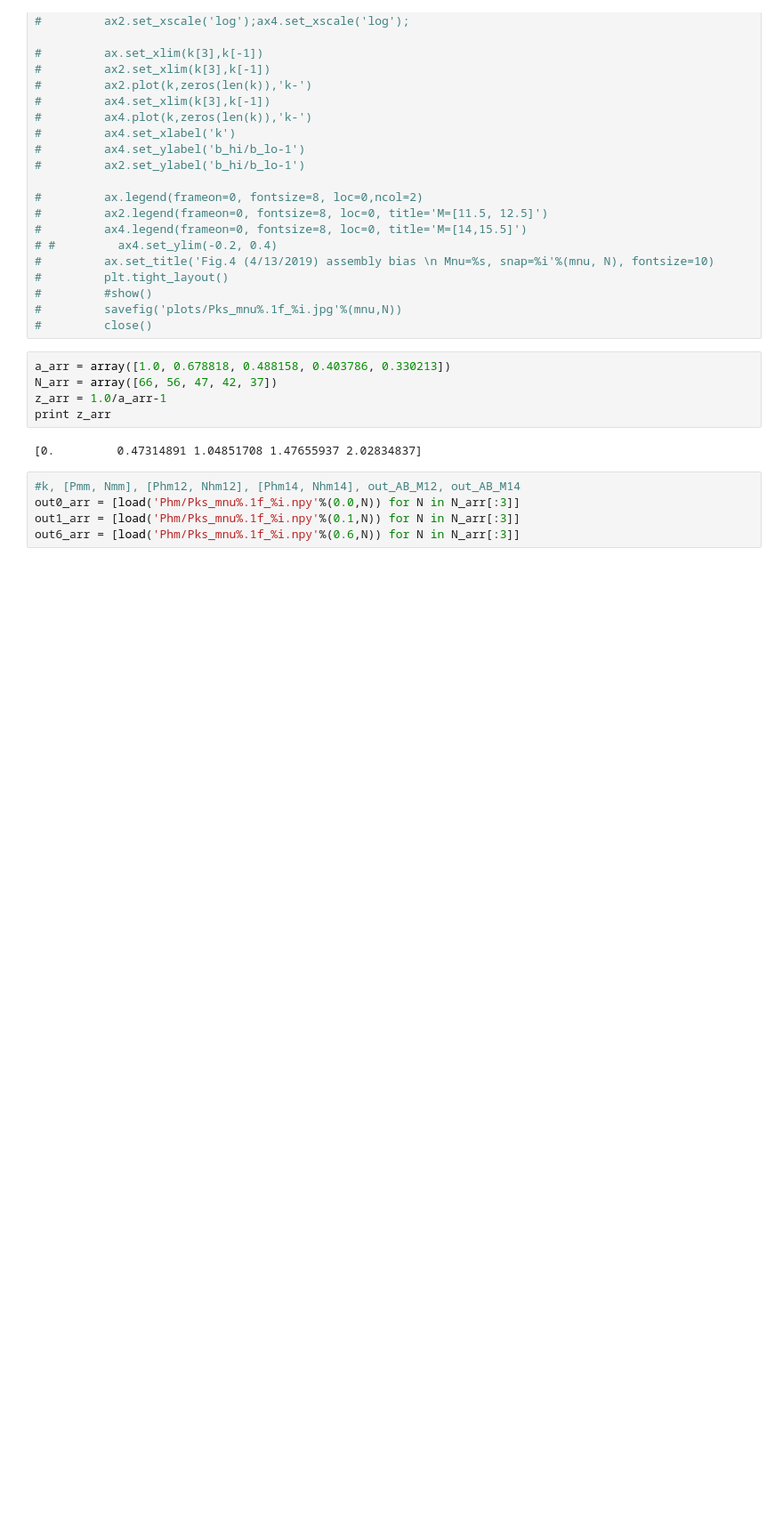
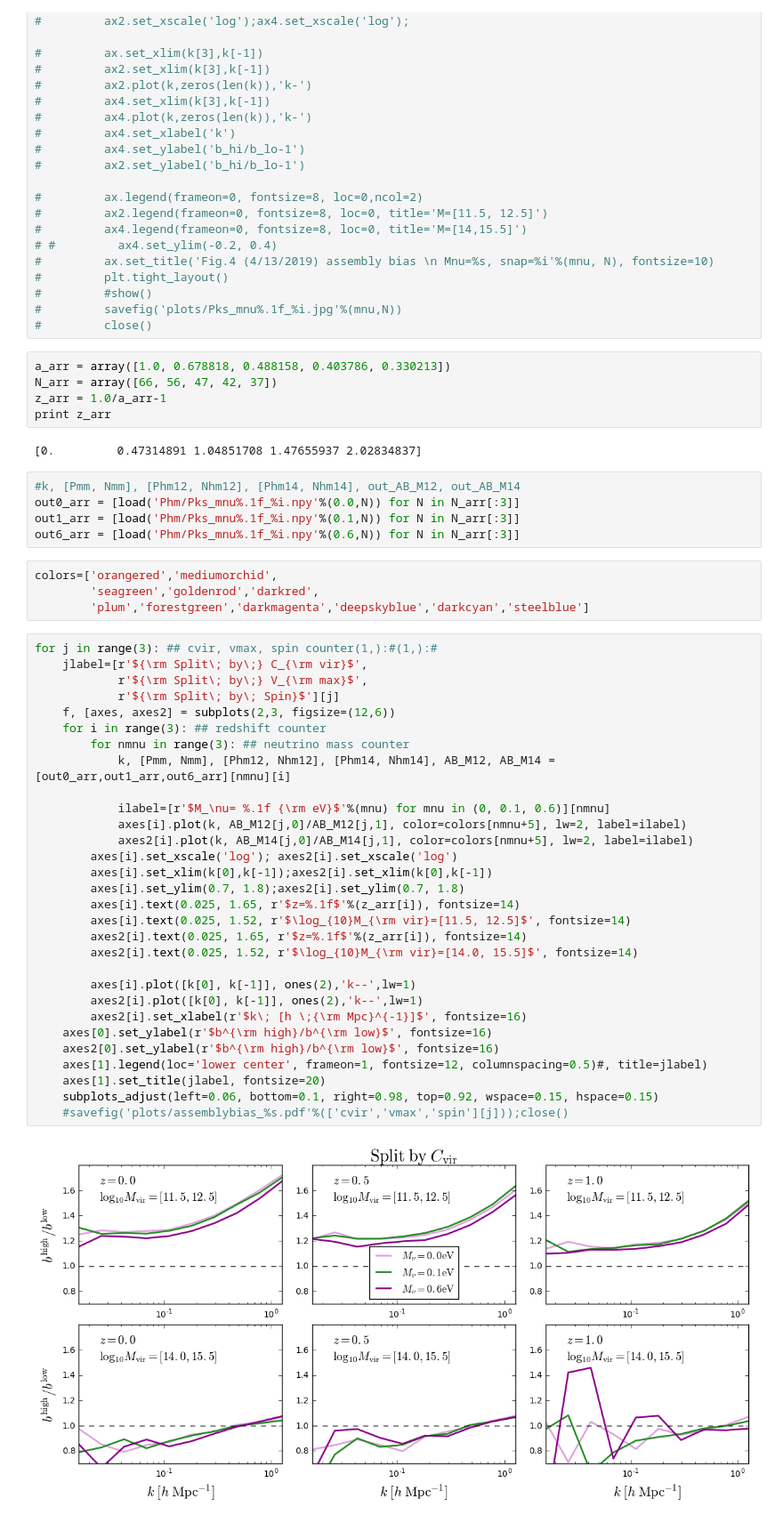
Before and after one commit to liuxx479/NUassemblybias, a Jupyter notebook: AB.ipynb, the cells around one changed output. Shown at 89% size. Cells and saved outputs as stored; diff of their text form; blank space fills up the shorter version.

Commit message:
ass. bias neutrino effects official plot

```diff
--- a/AB.ipynb
+++ b/AB.ipynb
@@ -329,3 +329,39 @@ print z_arr
 out0_arr = [load('Phm/Pks_mnu%.1f_%i.npy'%(0.0,N)) for N in N_arr[:3]]
 out1_arr = [load('Phm/Pks_mnu%.1f_%i.npy'%(0.1,N)) for N in N_arr[:3]]
 out6_arr = [load('Phm/Pks_mnu%.1f_%i.npy'%(0.6,N)) for N in N_arr[:3]]
+# %%
+colors=['orangered','mediumorchid',
+        'seagreen','goldenrod','darkred',
+        'plum','forestgreen','darkmagenta','deepskyblue','darkcyan','steelblue']
+# %%
+for j in range(3): ## cvir, vmax, spin counter(1,):#(1,):#
+    jlabel=[r'${\rm Split\; by\;} C_{\rm vir}$',
+            r'${\rm Split\; by\;} V_{\rm max}$',
+            r'${\rm Split\; by\; Spin}$'][j]
+    f, [axes, axes2] = subplots(2,3, figsize=(12,6))
+    for i in range(3): ## redshift counter
+        for nmnu in range(3): ## neutrino mass counter
+            k, [Pmm, Nmm], [Phm12, Nhm12], [Phm14, Nhm14], AB_M12, AB_M14 = [out0_arr,out1_arr,out6_arr][nmnu][i]
+
+            ilabel=[r'$M_\nu= %.1f {\rm eV}$'%(mnu) for mnu in (0, 0.1, 0.6)][nmnu]
+            axes[i].plot(k, AB_M12[j,0]/AB_M12[j,1], color=colors[nmnu+5], lw=2, label=ilabel)
+            axes2[i].plot(k, AB_M14[j,0]/AB_M14[j,1], color=colors[nmnu+5], lw=2, label=ilabel)
+        axes[i].set_xscale('log'); axes2[i].set_xscale('log')
+        axes[i].set_xlim(k[0],k[-1]);axes2[i].set_xlim(k[0],k[-1])
+        axes[i].set_ylim(0.7, 1.8);axes2[i].set_ylim(0.7, 1.8)
+        axes[i].text(0.025, 1.65, r'$z=%.1f$'%(z_arr[i]), fontsize=14)
+        axes[i].text(0.025, 1.52, r'$\log_{10}M_{\rm vir}=[11.5, 12.5]$', fontsize=14)
+        axes2[i].text(0.025, 1.65, r'$z=%.1f$'%(z_arr[i]), fontsize=14)
+        axes2[i].text(0.025, 1.52, r'$\log_{10}M_{\rm vir}=[14.0, 15.5]$', fontsize=14)
+
+        axes[i].plot([k[0], k[-1]], ones(2),'k--',lw=1)
+        axes2[i].plot([k[0], k[-1]], ones(2),'k--',lw=1)
+        axes2[i].set_xlabel(r'$k\; [h \;{\rm Mpc}^{-1}]$', fontsize=16)
+    axes[0].set_ylabel(r'$b^{\rm high}/b^{\rm low}$', fontsize=16)
+    axes2[0].set_ylabel(r'$b^{\rm high}/b^{\rm low}$', fontsize=16)
+    axes[1].legend(loc='lower center', frameon=1, fontsize=12, columnspacing=0.5)#, title=jlabel)
+    axes[1].set_title(jlabel, fontsize=20)
+    subplots_adjust(left=0.06, bottom=0.1, right=0.98, top=0.92, wspace=0.15, hspace=0.15)
+    #savefig('plots/assemblybias_%s.pdf'%(['cvir','vmax','spin'][j]));close()
+# %% [output]
+[figure, added]
```
Also changed, not shown: parts of 4 cells of this notebook.
